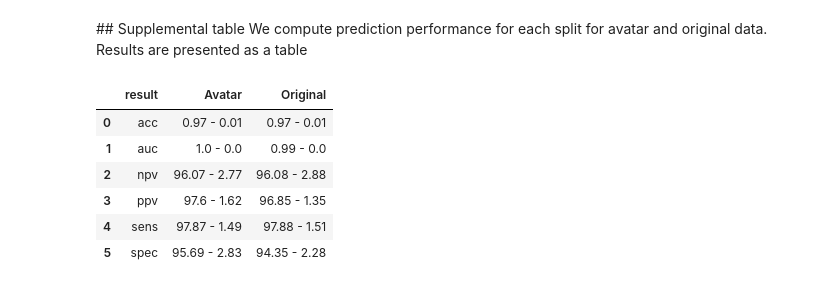
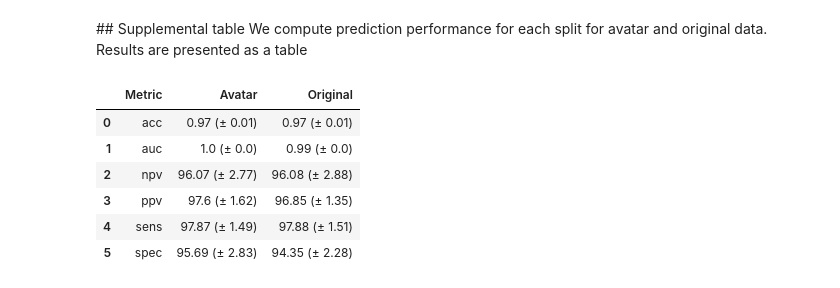
Before and after one commit to octopize/avatar-paper, a Jupyter notebook: notebooks/final_figure/messageA_WBCD_python.ipynb, the cells around one changed output. Saved outputs shown, nothing was run; the diff lists cells and outputs as text; code cells hidden in the pictures.

Commit message:
modifs messageA_WBCD

```diff
--- a/notebooks/final_figure/messageA_WBCD_python.ipynb
+++ b/notebooks/final_figure/messageA_WBCD_python.ipynb
@@ -305,11 +291,11 @@ df_scores_70.columns = ["F-score", "feature", "type"]
 # %%
-# load results
-df_scores_70 = pd.read_csv("../../datasets/results_df/WBCD_f-score_variousSplit.csv")
-df_res_70 = pd.read_csv("../../datasets/results_df/WBCD_perf_variousSplit.csv")
+if compute == False:
+    # load results
+    df_scores_70 = pd.read_csv("../../datasets/results_df/WBCD_f-score_variousSplit.csv")
+    df_res_70 = pd.read_csv("../../datasets/results_df/WBCD_perf_variousSplit.csv")
 
-
-df_scores_70.type = df_scores_70.type.replace("Original", "Original (AUC = 0.99)")
-df_scores_70.type = df_scores_70.type.replace("Avatar", "Avatar (AUC = 0.99)")
+    df_scores_70.type = df_scores_70.type.replace("Original", "Original (AUC = 0.99)")
+    df_scores_70.type = df_scores_70.type.replace("Avatar", "Avatar (AUC = 0.99)")
 # %% [markdown]
 ## Graphes F-scores
 
@@ -368,39 +353,38 @@ Results are presented as a table
 # %%
 res_mean = df_res_70.groupby(["perf", "type"]).agg({"0": ["mean", "std"]})
 res_mean = res_mean.reset_index()
 res_mean.columns = res_mean.columns.droplevel(0)
-res_mean = res_mean.rename_axis(None, axis=1)
+res_mean = res_mean.rename_axis(None, axis = 1)
 res_mean.columns = ["result", "type", "mean", "std"]
 
-
-res_mean = res_mean.pivot(index="result", columns="type", values=["mean", "std"])
+res_mean = res_mean.pivot(index = "result", columns="type", values = ["mean", "std"])
 res_mean.columns.names = ["calc", "type"]
-res_mean = res_mean.stack(level=[0])
-res_mean =round(res_mean, 2)
+res_mean = res_mean.stack(level = [0])
+res_mean = round(res_mean, 2)
 
 mean = res_mean.loc[(slice(None), 'mean'), :]
 std = res_mean.loc[(slice(None), 'std'), :]
 mean = mean.reset_index(drop = False)
 std = std.reset_index(drop = False)
 
-mean.drop(labels = [ "calc"], axis = 1,  inplace = True)
-std.drop(labels = [ "calc"], axis = 1,  inplace = True)
+mean.drop(labels = ["calc"], axis = 1,  inplace = True)
+std.drop(labels = ["calc"], axis = 1,  inplace = True)
 
-res = pd.concat([mean, std], axis=1)
-res.columns = ['result', 'Avatar', 'Original', 'result_2', 'Avatar_std', 'Original_std']
+res = pd.concat([mean, std], axis = 1)
+res.columns = ['Metric', 'Avatar', 'Original', 'result_2', 'Avatar_std', 'Original_std']
 res.drop(labels = [ "result_2"], axis = 1,  inplace = True)
 
 
-res['Avatar'] = res.Avatar.astype(str) + ' - ' + res.Avatar_std.astype(str)
-res['Original'] = res.Original.astype(str) + ' - ' + res.Original_std.astype(str)
+res['Avatar'] = res.Avatar.astype(str) + ' (\u00B1 ' + res.Avatar_std.astype(str) + ')'
+res['Original'] = res.Original.astype(str) + ' (\u00B1 ' + res.Original_std.astype(str) + ')'
 
 res.drop(columns = ["Avatar_std", "Original_std"], inplace = True)
 res
 # %% [output]
-|  | result | Avatar | Original |
-| 0 | acc | 0.97 - 0.01 | 0.97 - 0.01 |
-| 1 | auc | 1.0 - 0.0 | 0.99 - 0.0 |
-| 2 | npv | 96.07 - 2.77 | 96.08 - 2.88 |
-| 3 | ppv | 97.6 - 1.62 | 96.85 - 1.35 |
-| 4 | sens | 97.87 - 1.49 | 97.88 - 1.51 |
-| 5 | spec | 95.69 - 2.83 | 94.35 - 2.28 |
+|  | Metric | Avatar | Original |
+| 0 | acc | 0.97 (± 0.01) | 0.97 (± 0.01) |
+| 1 | auc | 1.0 (± 0.0) | 0.99 (± 0.0) |
+| 2 | npv | 96.07 (± 2.77) | 96.08 (± 2.88) |
+| 3 | ppv | 97.6 (± 1.62) | 96.85 (± 1.35) |
+| 4 | sens | 97.87 (± 1.49) | 97.88 (± 1.51) |
+| 5 | spec | 95.69 (± 2.83) | 94.35 (± 2.28) |
```
Also changed, not shown: parts of 17 cells of this notebook.
